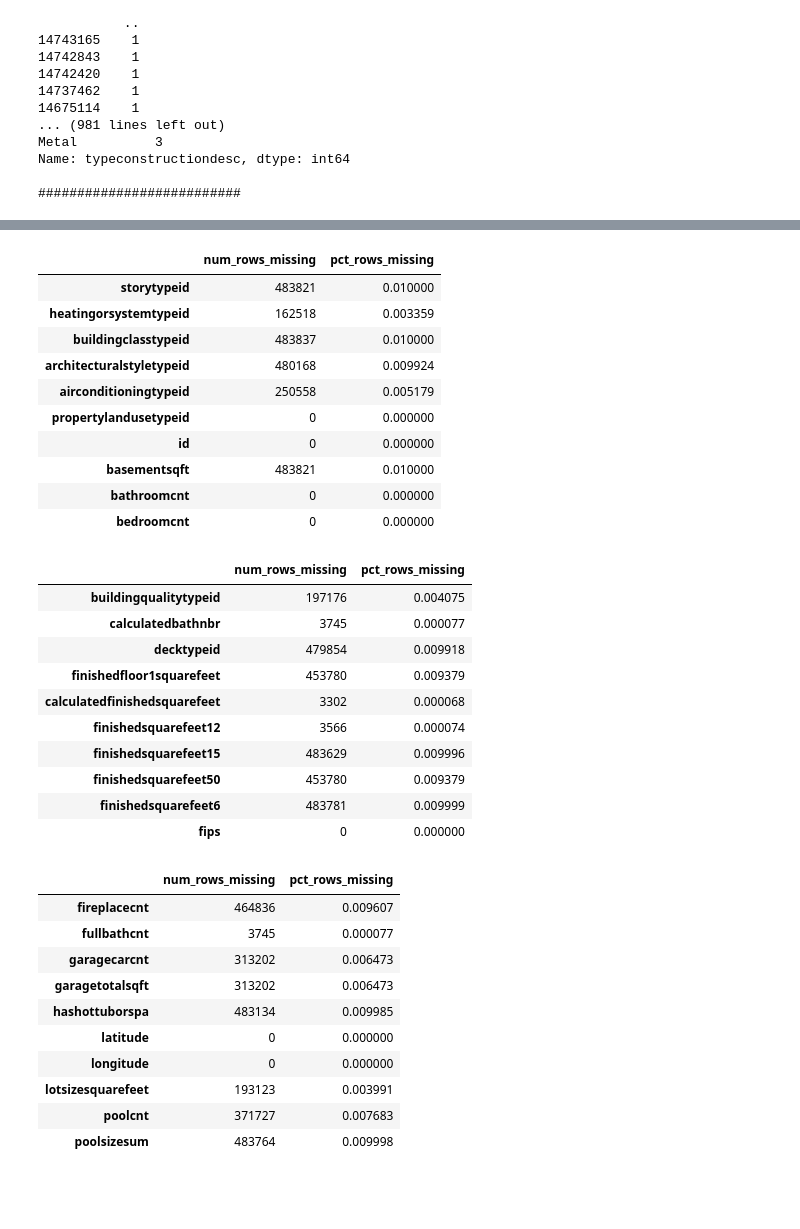
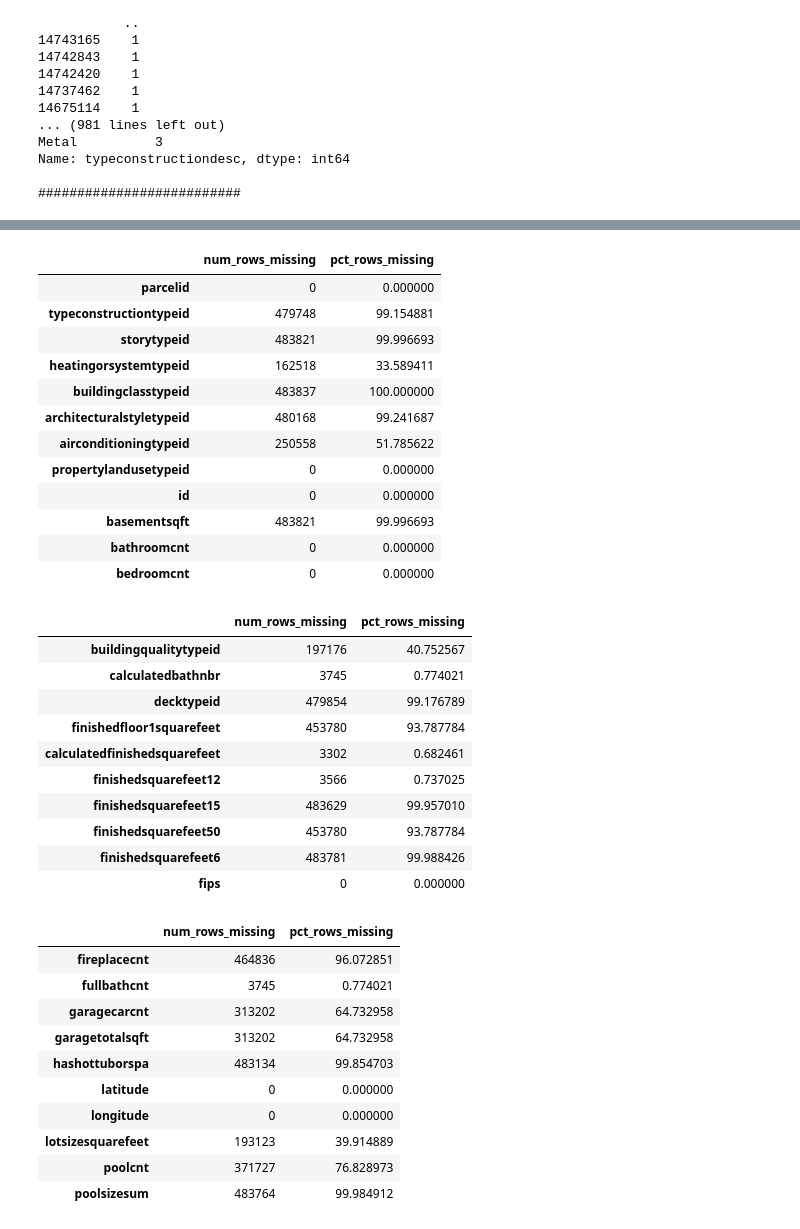
Before and after one commit to Severina7/clustering_exercises, a Jupyter notebook: zillow.ipynb, the cells around one changed output, grey strips where cells are left out. Drawn from its saved outputs; the diff is of its cells as text; code cells hidden in the pictures; blank space fills up the shorter version.

```diff
--- a/zillow.ipynb
+++ b/zillow.ipynb
@@ -31,9 +31,8 @@ def get_zillow_data():
     LEFT JOIN storytype USING (storytypeid)
     LEFT JOIN typeconstructiontype USING (typeconstructiontypeid)
     LEFT JOIN unique_properties USING (parcelid)
-    WHERE propertylandusedesc = 'Condominium' OR 'Single Family Residential' OR 'Townhouse'
-    OR 'Cluster Home' OR 'Bungalow'
-    OR 'Patio Home'
+    WHERE propertylandusedesc = 'Condominium' OR 'Single Family Residential' OR 'Townhouse' OR 'Cluster Home' OR 'Bungalow'
+    OR 'Patio Home' AND longitude = 'non-null' AND latitude = 'non-null'
     AND transactiondate BETWEEN '2017-01-01' AND '2017-12-31';
                 '''
 
@@ -206,32 +234,35 @@ architecturalstyletypeid
 # %%
 def multi_frequency(ds,vars):
     '''multi_frequency takes a dataframe in *arg and a *kwarg in the form of a list of columns
     and return a dataframe with the count and the frequency of the data
     '''
     frequency=ds[vars].isnull().sum()
-    percentage=ds[vars].isnull().sum()/(len(ds)*100)
+    percentage=ds[vars].isnull().sum()*100/(len(ds))
     df=pd.concat([frequency,percentage], axis=1, keys=['num_rows_missing', 'pct_rows_missing'])
     return df
-multi_frequency(houses, [ 'storytypeid',
+multi_frequency(houses, ['parcelid',
+ 'typeconstructiontypeid', 'storytypeid',
  'heatingorsystemtypeid',
  'buildingclasstypeid',
  'architecturalstyletypeid',
  'airconditioningtypeid',
  'propertylandusetypeid',
  'id',
  'basementsqft',
  'bathroomcnt',
  'bedroomcnt'])
 # %% [output]
 |  | num_rows_missing | pct_rows_missing |
-| storytypeid | 483821 | 0.010000 |
-| heatingorsystemtypeid | 162518 | 0.003359 |
-| buildingclasstypeid | 483837 | 0.010000 |
-| architecturalstyletypeid | 480168 | 0.009924 |
-| airconditioningtypeid | 250558 | 0.005179 |
+| parcelid | 0 | 0.000000 |
+| typeconstructiontypeid | 479748 | 99.154881 |
+| storytypeid | 483821 | 99.996693 |
+| heatingorsystemtypeid | 162518 | 33.589411 |
+| buildingclasstypeid | 483837 | 100.000000 |
+| architecturalstyletypeid | 480168 | 99.241687 |
+| airconditioningtypeid | 250558 | 51.785622 |
 | propertylandusetypeid | 0 | 0.000000 |
 | id | 0 | 0.000000 |
-| basementsqft | 483821 | 0.010000 |
+| basementsqft | 483821 | 99.996693 |
 | bathroomcnt | 0 | 0.000000 |
 | bedroomcnt | 0 | 0.000000 |
 # %%
@@ -247,15 +278,15 @@ multi_frequency(houses, [ 'storytypeid',
  'fips'])
 # %% [output]
 |  | num_rows_missing | pct_rows_missing |
-| buildingqualitytypeid | 197176 | 0.004075 |
-| calculatedbathnbr | 3745 | 0.000077 |
-| decktypeid | 479854 | 0.009918 |
-| finishedfloor1squarefeet | 453780 | 0.009379 |
-| calculatedfinishedsquarefeet | 3302 | 0.000068 |
-| finishedsquarefeet12 | 3566 | 0.000074 |
-| finishedsquarefeet15 | 483629 | 0.009996 |
-| finishedsquarefeet50 | 453780 | 0.009379 |
-| finishedsquarefeet6 | 483781 | 0.009999 |
+| buildingqualitytypeid | 197176 | 40.752567 |
+| calculatedbathnbr | 3745 | 0.774021 |
+| decktypeid | 479854 | 99.176789 |
+| finishedfloor1squarefeet | 453780 | 93.787784 |
+| calculatedfinishedsquarefeet | 3302 | 0.682461 |
+| finishedsquarefeet12 | 3566 | 0.737025 |
+| finishedsquarefeet15 | 483629 | 99.957010 |
+| finishedsquarefeet50 | 453780 | 93.787784 |
+| finishedsquarefeet6 | 483781 | 99.988426 |
 | fips | 0 | 0.000000 |
 # %%
 multi_frequency(houses, ['fireplacecnt',
@@ -270,16 +301,16 @@ multi_frequency(houses, ['fireplacecnt',
  'poolsizesum'])
 # %% [output]
 |  | num_rows_missing | pct_rows_missing |
-| fireplacecnt | 464836 | 0.009607 |
-| fullbathcnt | 3745 | 0.000077 |
-| garagecarcnt | 313202 | 0.006473 |
-| garagetotalsqft | 313202 | 0.006473 |
-| hashottuborspa | 483134 | 0.009985 |
+| fireplacecnt | 464836 | 96.072851 |
+| fullbathcnt | 3745 | 0.774021 |
+| garagecarcnt | 313202 | 64.732958 |
+| garagetotalsqft | 313202 | 64.732958 |
+| hashottuborspa | 483134 | 99.854703 |
 | latitude | 0 | 0.000000 |
 | longitude | 0 | 0.000000 |
-| lotsizesquarefeet | 193123 | 0.003991 |
-| poolcnt | 371727 | 0.007683 |
-| poolsizesum | 483764 | 0.009998 |
+| lotsizesquarefeet | 193123 | 39.914889 |
+| poolcnt | 371727 | 76.828973 |
+| poolsizesum | 483764 | 99.984912 |
 # %%
 multi_frequency(houses, ['pooltypeid10',
  'pooltypeid2',
```
Also changed, not shown: parts of 19 cells of this notebook, 3 other files.
